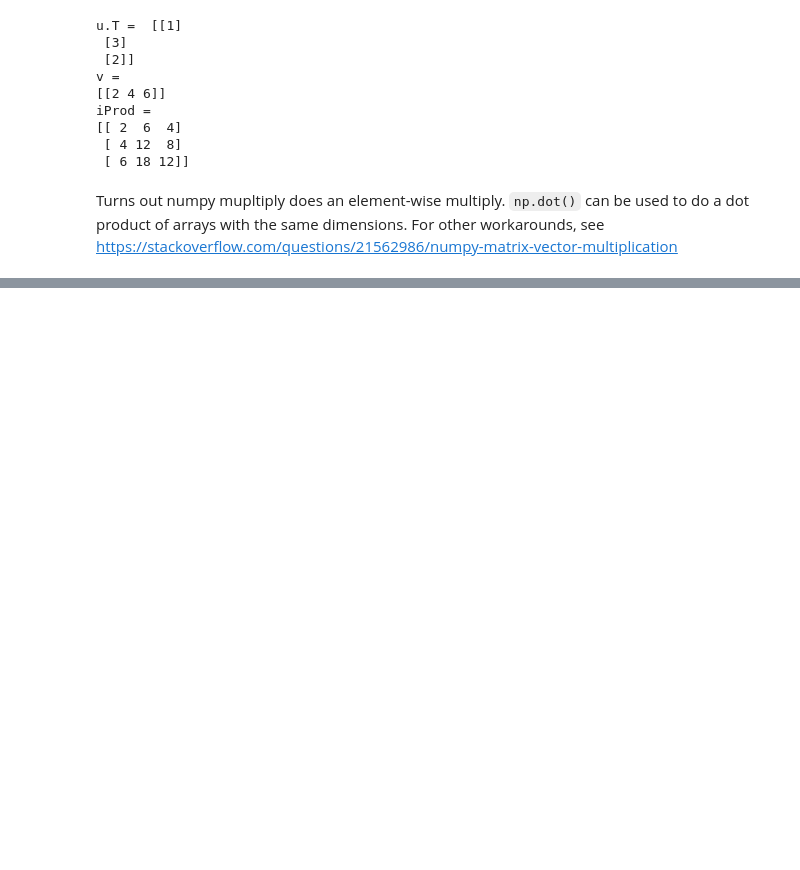
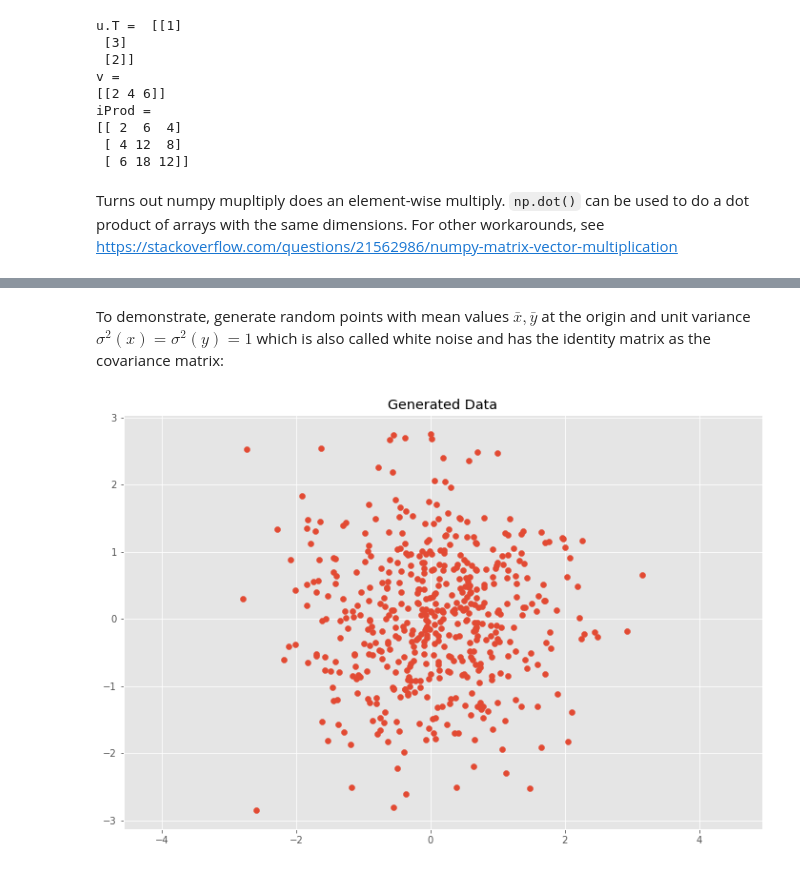
Before and after one commit to becomesaflame/dsp_notes, a Jupyter notebook: matrix_math.ipynb, the cells around one changed output, grey strips where cells are left out. Saved outputs shown, nothing was run; the diff lists cells and outputs as text; code cells hidden in the pictures; blank space fills up the shorter version.

```diff
--- a/matrix_math.ipynb
+++ b/matrix_math.ipynb
@@ -49,0 +159,20 @@ For other workarounds, see https://stackoverflow.com/questions/21562986/numpy-ma
+# %% [markdown]
+To demonstrate, generate random points with mean values $\bar{x}, \bar{y}$ at the origin and unit variance $σ^{2}(x) = σ^{2}(y) = 1$ which is also called white noise and has the identity matrix as the covariance matrix:
+# %%
+import numpy as np
+import matplotlib.pyplot as plt
+%matplotlib inline
+
+plt.style.use('ggplot')
+plt.rcParams['figure.figsize'] = (12, 8)
+
+# Normal distributed x and y vector with mean 0 and standard deviation 1
+x = np.random.normal(0, 1, 500)
+y = np.random.normal(0, 1, 500)
+X = np.vstack((x, y)).T
+
+plt.scatter(X[:, 0], X[:, 1])
+plt.title('Generated Data')
+plt.axis('equal');
+# %% [output]
+[figure, added]
```
Also changed, not shown: parts of 14 cells of this notebook, 3 other files.
